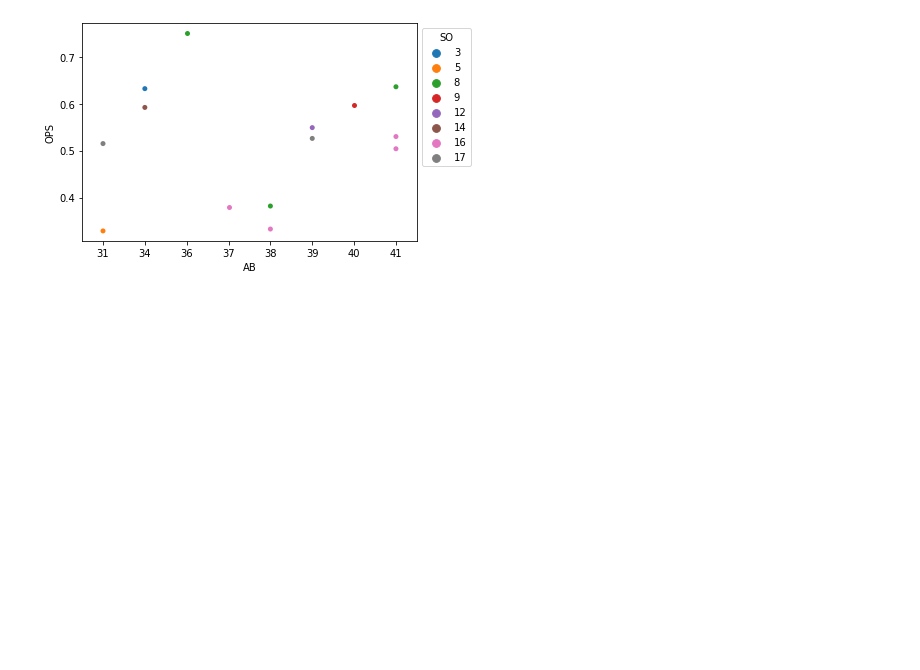
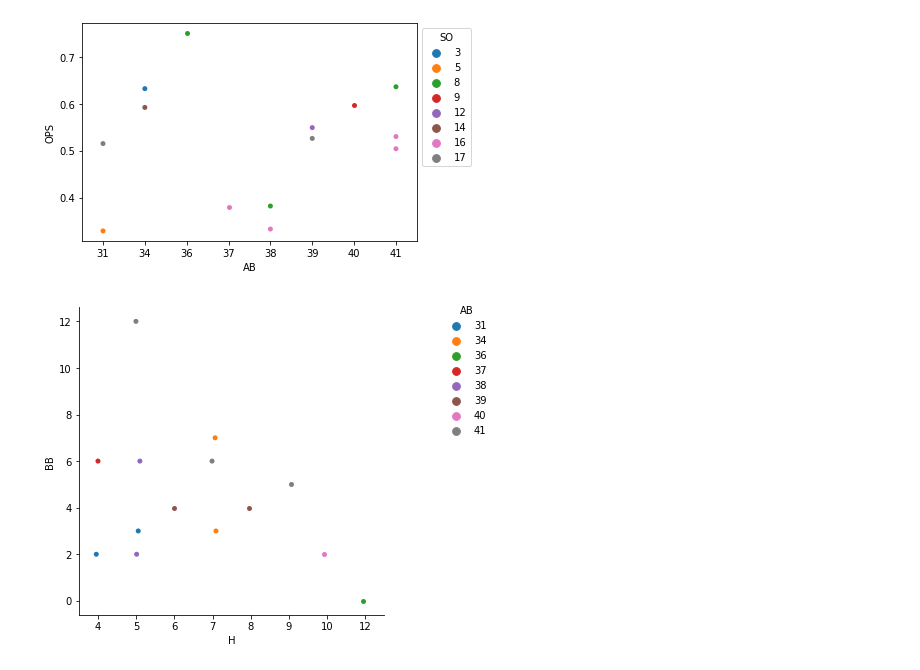
Before and after one commit to MicahlDeRosa/Baseball_stats, a Jupyter notebook: Untitled-1.ipynb, the cells around one changed output. Saved outputs shown, nothing was run; the diff lists cells and outputs as text; code cells hidden in the pictures; blank space fills up the shorter version.

```diff
--- a/Untitled-1.ipynb
+++ b/Untitled-1.ipynb
@@ -129,3 +129,8 @@ model_2 = sb.swarmplot(x='AB', y='OPS', hue='SO', data=df_2)
 sb.move_legend(model_2, "upper left", bbox_to_anchor=(1, 1))
 # %% [output]
 [figure]
+# %%
+model_3 = sb.catplot(data=df_2, x="H", y='BB', hue="AB")
+sb.move_legend(model_3, "upper left", bbox_to_anchor=(1, 1))
+# %% [output]
+[figure, added]
```
Also changed, not shown: parts of 5 cells of this notebook.
